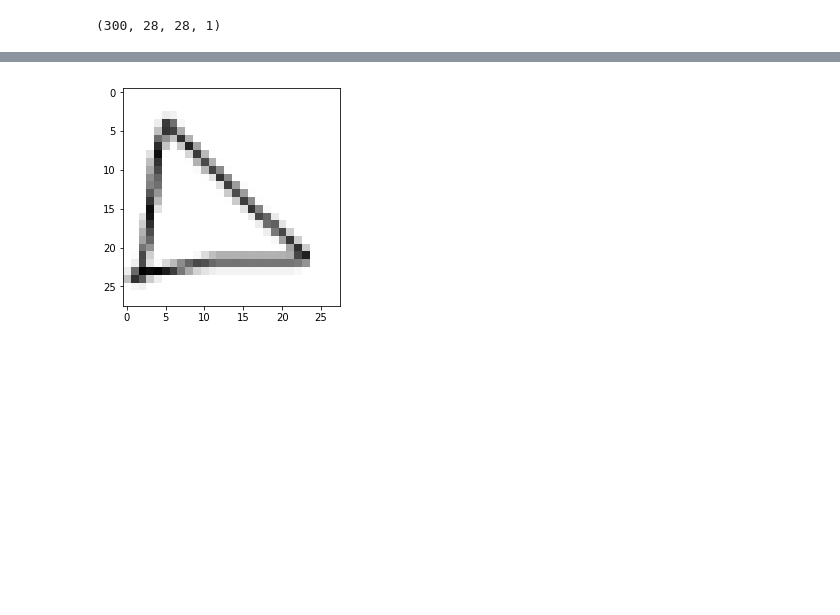
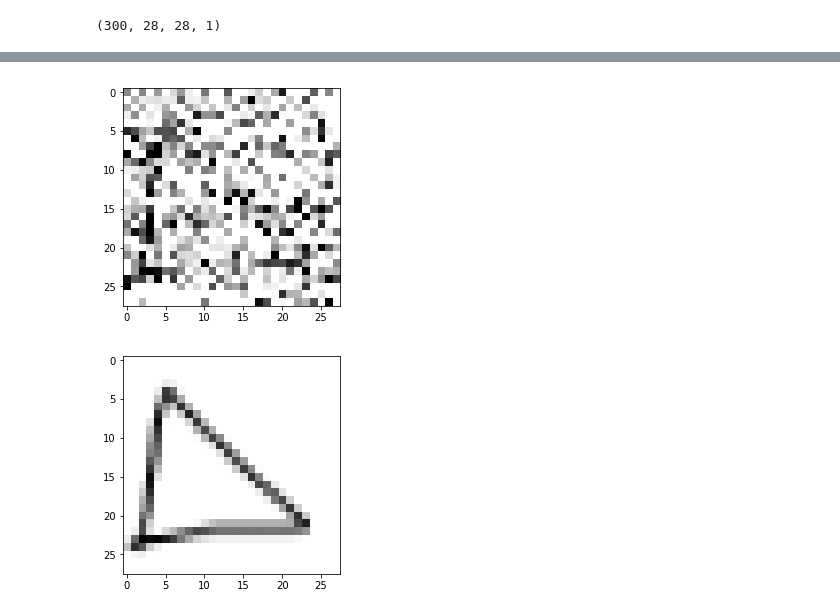
Before and after one commit to chkda/Image--Denoising, a Jupyter notebook: Image_denoising.ipynb, the cells around one changed output, grey strips where cells are left out. Cells and saved outputs as stored; diff of their text form; code cells hidden in the pictures; blank space fills up the shorter version.

```diff
--- a/Image_denoising.ipynb
+++ b/Image_denoising.ipynb
@@ -188,8 +188,11 @@ step 200: mean loss = tf.Tensor(0.03638878, shape=(), dtype=float32)
 # %%
-noi_p = imgs[0:2] + 0.5*np.random.randn(*imgs[0:2].shape)
+samp = imgs[0].astype('float32')
+noi_p = samp + 0.5*np.random.randn(*samp.shape)
 noi_p = np.clip(noi_p,0.,1.)
-#plt.imshow(np.squeeze(noi_p,axis=2),cmap='gray')
-#plt.show()
+plt.imshow(np.squeeze(noi_p,axis=2),cmap='gray')
+plt.show()
+# %% [output]
+[figure, added]
 # %%
 plt.imshow(np.squeeze(imgs[0],axis=2),cmap='gray')
 plt.show()
```
Also changed, not shown: parts of 6 cells of this notebook.
